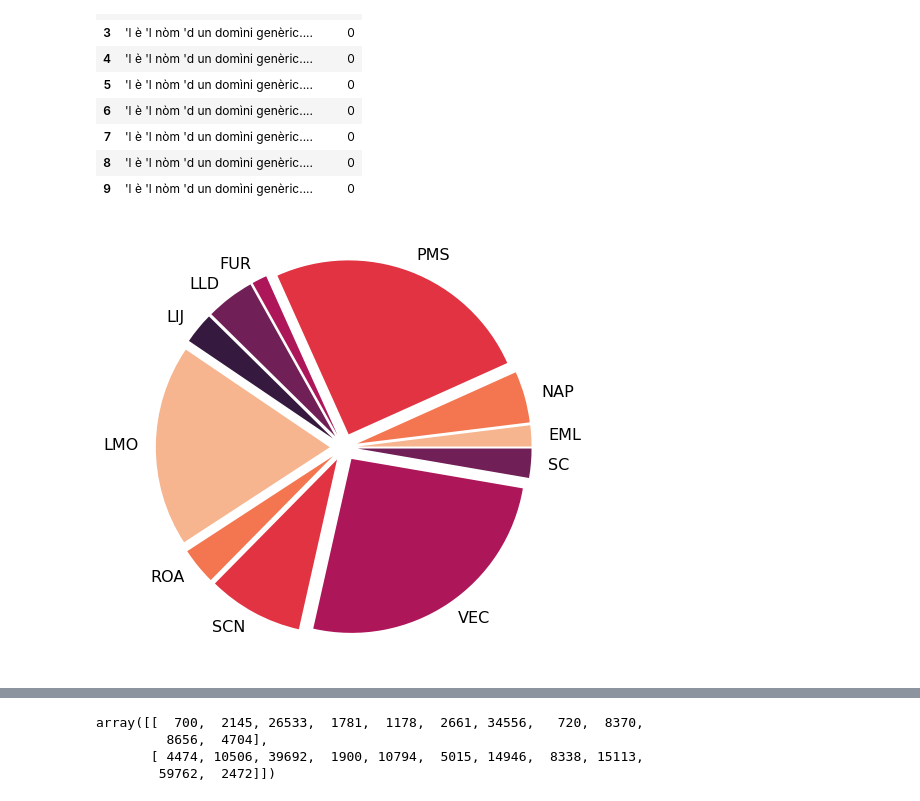
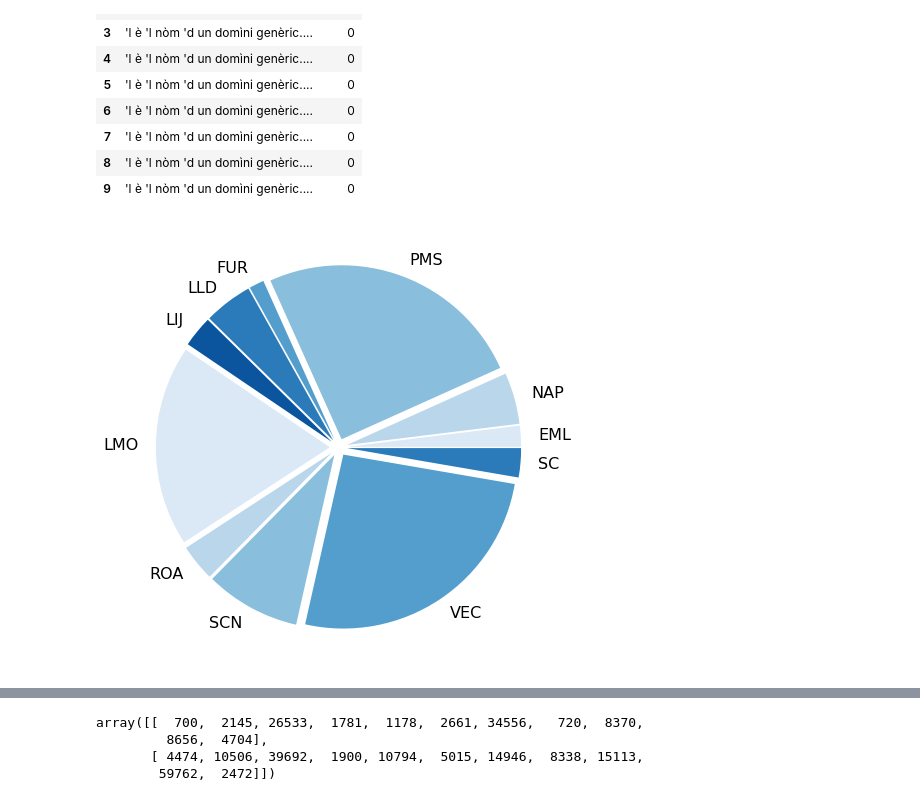
Before and after one commit to eduardoberford/spanish-dialects-identification, a Jupyter notebook: data/exploration.ipynb, the cells around one changed output, grey strips where cells are left out. Saved outputs shown, nothing was run; the diff lists cells and outputs as text; code cells hidden in the pictures.

Commit message:
Removed reference folder from deliverables. Added new graphs for final report. Moved CNN training plots to plots folder. Re-added example ipynb. Added poster.

```diff
--- a/data/exploration.ipynb
+++ b/data/exploration.ipynb
@@ -48,16 +48,16 @@ fold_label = {
 # %%
 counts = df.groupby('label').count()['text']
 
 import matplotlib.pyplot as plt
 import seaborn as sns
 
 labels = [x[:3] for x in fold_label.keys()]
-colors = sns.color_palette('rocket_r')[0:11]
+colors = sns.color_palette('Blues')[0:11]
 
 plt.figure(figsize=(8,8))
 
-plt.pie(counts, explode=[0.08]*11, labels = labels, colors = colors, textprops={'fontsize': 16})
+plt.pie(counts, explode=[0.05]*11, labels = labels, colors = colors, textprops={'fontsize': 16})
 #plt.savefig('figure1.pdf', bbox_inches='tight')
 plt.show()
 # %% [output]
-[figure, old version]
+[figure, new version]
```
Also changed, not shown: parts of 3 cells of this notebook, 27 other files.
